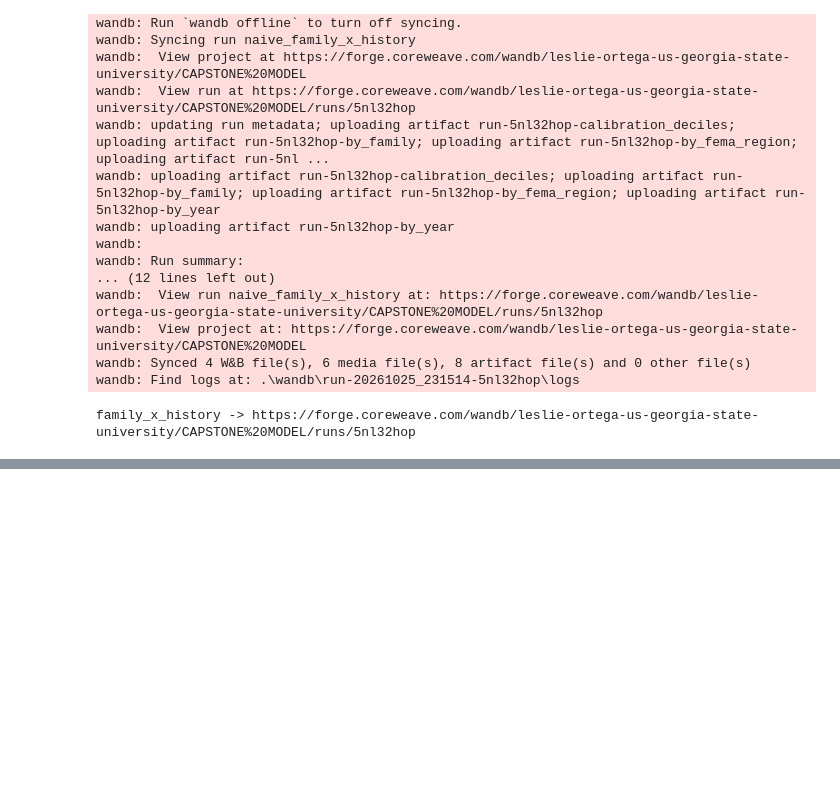
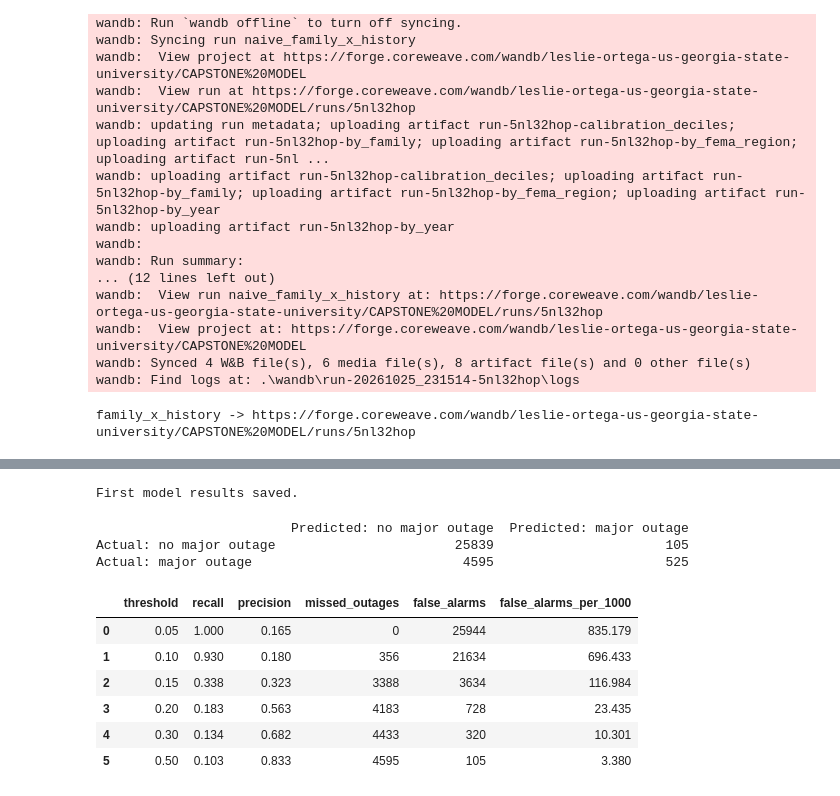
Before and after one commit to Chumpz0/Capstone-Power-Outage-Prediction, a Jupyter notebook: notebooks/05_baseline_models.ipynb, the cells around one changed output, grey strips where cells are left out. Cells and saved outputs as stored; diff of their text form; code cells hidden in the pictures; blank space fills up the shorter version.

Commit message:
Add initial logistic regression experiment and validation results

```diff
--- a/notebooks/05_baseline_models.ipynb
+++ b/notebooks/05_baseline_models.ipynb
@@ -158,0 +198,20 @@ family_x_history -> https://forge.coreweave.com/wandb/leslie-ortega-us-georgia-s
+# %%
+predictions = model.predict_proba(val[features])[:, 1]
+
+metrics, _ = evaluate(val, predictions, train)
+
+comparison = {
+    "rule": "logistic_regression",
+    **{
+        key: metrics[key]
+        for key in [
+            "pr_auc", "roc_auc", "brier",
+            "brier_skill", "recall_top10", "precision_top10"
+        ]
+    }
+}
+
+pd.concat(
+    [naive.drop(columns="original_pr_auc"), pd.DataFrame([comparison])],
+    ignore_index=True
+).round(4)
@@ -158,0 +225,58 @@ family_x_history -> https://forge.coreweave.com/wandb/leslie-ortega-us-georgia-s
+# %%
+results = pd.DataFrame([comparison])
+results["features"] = ", ".join(features)
+results["train_years"] = "2017–2023"
+results["validation_year"] = 2024
+
+results.to_csv(
+    TABLES / "logistic_regression_initial_validation.csv",
+    index=False
+)
+
+print("First model results saved.")
+# %% [output]
+First model results saved.
+# %%
+from sklearn.metrics import confusion_matrix
+
+# Initial diagnostic threshold, not our final alert threshold
+predicted_labels = predictions >= 0.5
+
+print(pd.DataFrame(
+    confusion_matrix(val["target"], predicted_labels, labels=[0, 1]),
+    index=["Actual: no major outage", "Actual: major outage"],
+    columns=["Predicted: no major outage", "Predicted: major outage"]
+))
+# %% [output]
+                         Predicted: no major outage  Predicted: major outage
+Actual: no major outage                       25839                      105
+Actual: major outage                           4595                      525
+# %%
+from sklearn.metrics import confusion_matrix
+
+rows = []
+
+for threshold in [0.05, 0.10, 0.15, 0.20, 0.30, 0.50]:
+    alerts = predictions >= threshold
+    tn, fp, fn, tp = confusion_matrix(
+        val["target"], alerts, labels=[0, 1]
+    ).ravel()
+
+    rows.append({
+        "threshold": threshold,
+        "recall": tp / (tp + fn),
+        "precision": tp / (tp + fp) if tp + fp else float("nan"),
+        "missed_outages": fn,
+        "false_alarms": fp,
+        "false_alarms_per_1000": 1000 * fp / len(val)
+    })
+
+pd.DataFrame(rows).round(3)
+# %% [output]
+|  | threshold | recall | precision | missed_outages | false_alarms | false_alarms_per_1000 |
+| 0 | 0.05 | 1.000 | 0.165 | 0 | 25944 | 835.179 |
+| 1 | 0.10 | 0.930 | 0.180 | 356 | 21634 | 696.433 |
+| 2 | 0.15 | 0.338 | 0.323 | 3388 | 3634 | 116.984 |
+| 3 | 0.20 | 0.183 | 0.563 | 4183 | 728 | 23.435 |
+| 4 | 0.30 | 0.134 | 0.682 | 4433 | 320 | 10.301 |
+| 5 | 0.50 | 0.103 | 0.833 | 4595 | 105 | 3.380 |
```
Also changed, not shown: parts of 6 cells of this notebook, 2 other files.
